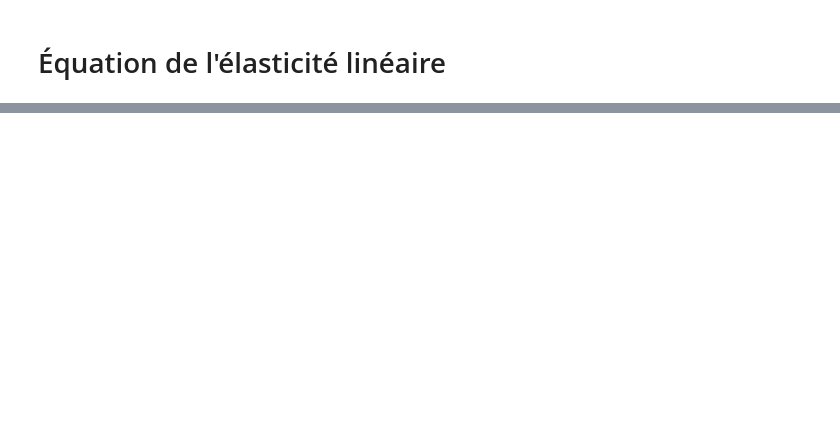
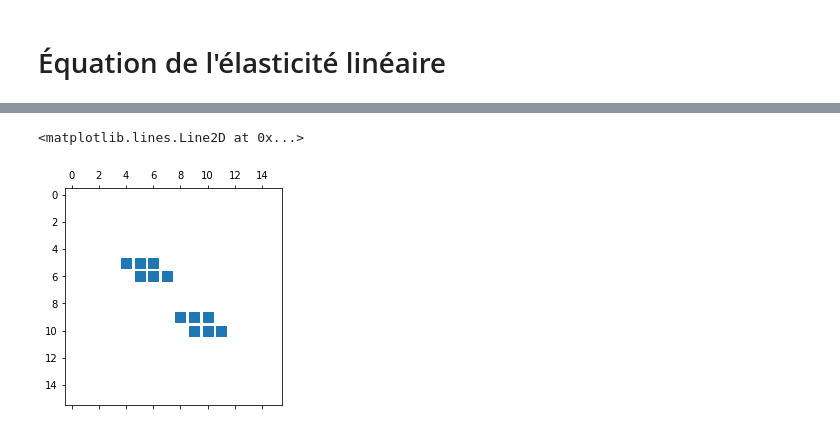
Before and after one commit to ThomasPhilibert0/cours, a Jupyter notebook: GTT/RAPPORT/ELAST_LIN.ipynb, the cells around one changed output, grey strips where cells are left out. Saved outputs shown, nothing was run; the diff lists cells and outputs as text; code cells hidden in the pictures; blank space fills up the shorter version.

Commit message:
Rapport élasticité lineaire

```diff
--- a/GTT/RAPPORT/ELAST_LIN.ipynb
+++ b/GTT/RAPPORT/ELAST_LIN.ipynb
@@ -44,0 +161,37 @@ $$ \Delta u_2 + \delta \left( \dfrac{\partial^2 u_2}{\partial^2 x_2}+\dfrac{\par
+# %%
+def der_sec1(N):
+    """Retourne une matrice sparse de taille (N+1)*(N+1)
+    correspondant à la discrétisation de la dérivée seconde
+    par rapport à la premiere variable  sur l'intégralité du maillage"""
+
+    h = 1./N
+    h2 = h*h
+    taille = (N+1)*(N+1)
+
+    diags = np.zeros((3,taille))
+
+    #Diagonale principale
+    diags[1,:] = 0
+    diags[1, N+2:taille - (N+2)] = -2./h2
+    diags[1, np.arange(2*N+1, taille, N+1)] = 0
+    diags[1, np.arange(2*N+2, taille, N+1)] = 0
+
+    #Diagonale "-1"
+    diags[0,N+1:taille-(N+1)] = 1./h2
+    diags[0, np.arange(2*N, taille, N+1)] = 0.
+    diags[0, np.arange(2*N+1, taille, N+1)] = 0.
+
+    #Diagonale "+1"
+    diags[2, N+3:taille-(N+1)] = 1./h2
+    diags[2, np.arange(2*N+2, taille, N+1)] = 0.
+    diags[2, np.arange(2*N+3, taille, N+1)] = 0.
+
+    #Construction de la matrice creuse
+    A = sparse.spdiags(diags,[-1,0,1],taille,taille, format = "csr")
+
+    return A
+# %%
+plt.spy(der_sec1(3))
+# %% [output]
+<matplotlib.lines.Line2D at 0x...>
+[figure, added]
```
Also changed, not shown: parts of 26 cells of this notebook.
